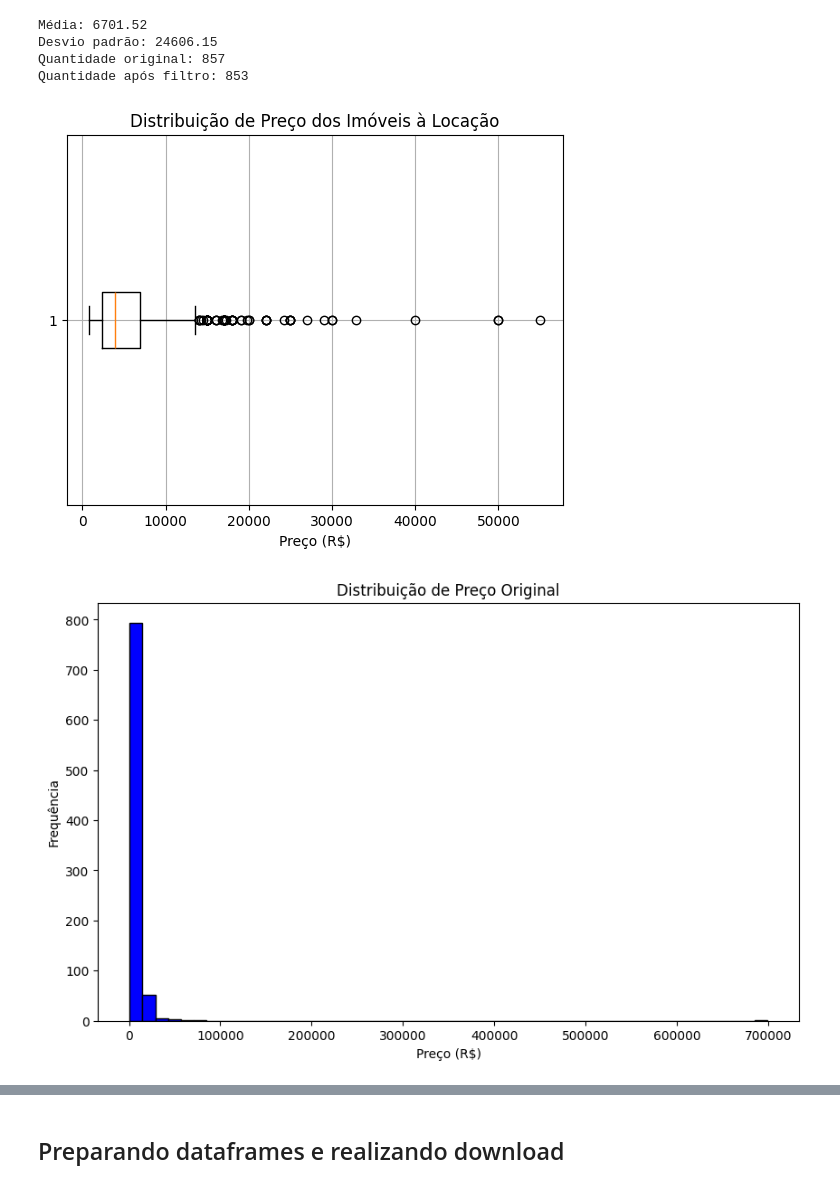
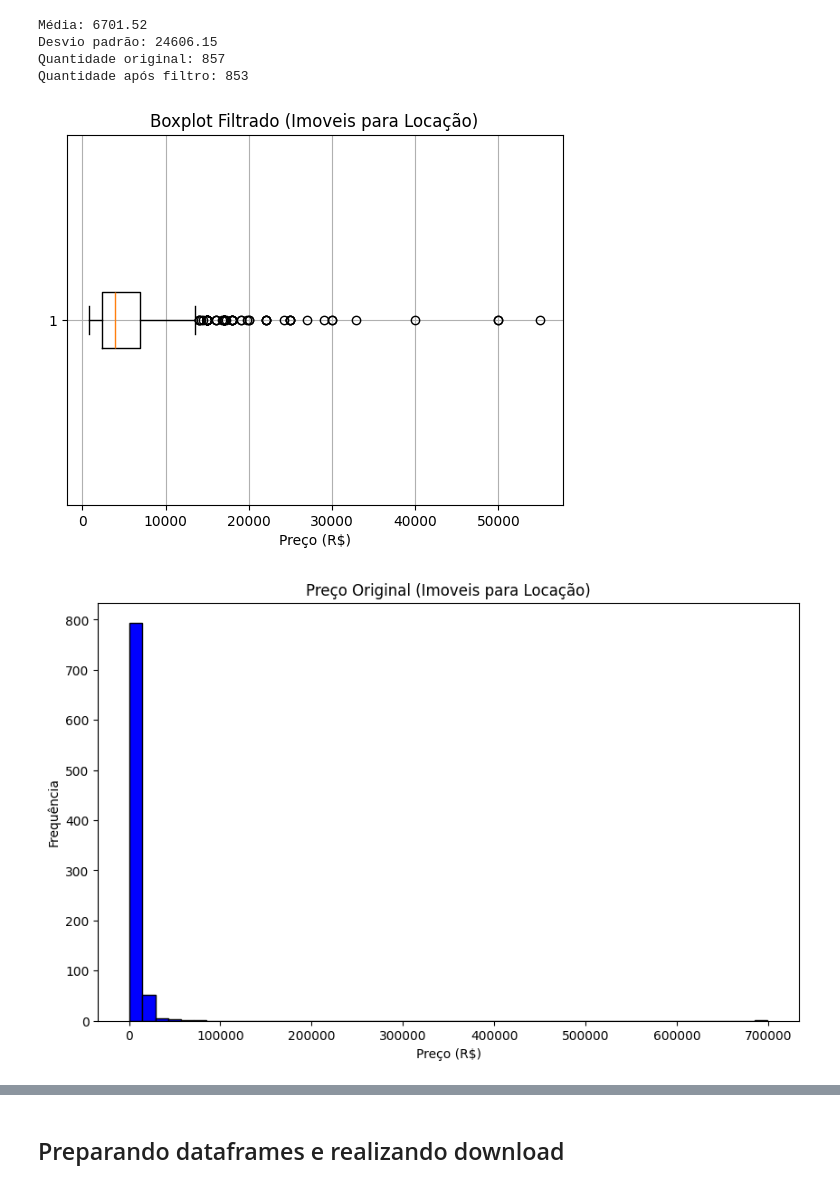
Before and after one commit to RaffaR902/TCC-API-COM-MACHINE-LEARNING, a Jupyter notebook: Pre Processamento de Dados/preprocessamento_imoveis.ipynb, the cells around one changed output, grey strips where cells are left out. Cells and saved outputs as stored; diff of their text form; code cells hidden in the pictures.

```diff
--- a/Pre Processamento de Dados/preprocessamento_imoveis.ipynb
+++ b/Pre Processamento de Dados/preprocessamento_imoveis.ipynb
@@ -398,12 +410,12 @@ Quantidade após filtro: 853
 # %%
 # Gera o boxplot do preço
 plt.boxplot(imoveis_locacao_filtrado['preco'], vert=False)
-plt.title("Distribuição de Preço dos Imóveis à Locação")
+plt.title("Boxplot Filtrado (Imoveis para Locação)")
 plt.xlabel("Preço (R$)")
 plt.grid(True)
 plt.show()
 # %% [output]
-[figure, old version]
+[figure, new version]
 # %%
 # Cria a área do primeiro gráfico
 plt.figure(figsize=(10, 6))
@@ -412,14 +424,14 @@ plt.figure(figsize=(10, 6))
 plt.hist(imoveis_locacao['preco'], bins=50, color='blue', edgecolor='black')
 
 # Configurações
-plt.title("Distribuição de Preço Original")
+plt.title("Preço Original (Imoveis para Locação)")
 plt.xlabel("Preço (R$)")
 plt.ylabel("Frequência")
 
 # Exibe
 plt.show()
 # %% [output]
-[figure, old version]
+[figure, new version]
 # %%
 # Cria a área do segundo gráfico
 plt.figure(figsize=(10, 6))
```
Also changed, not shown: parts of 6 cells of this notebook.
